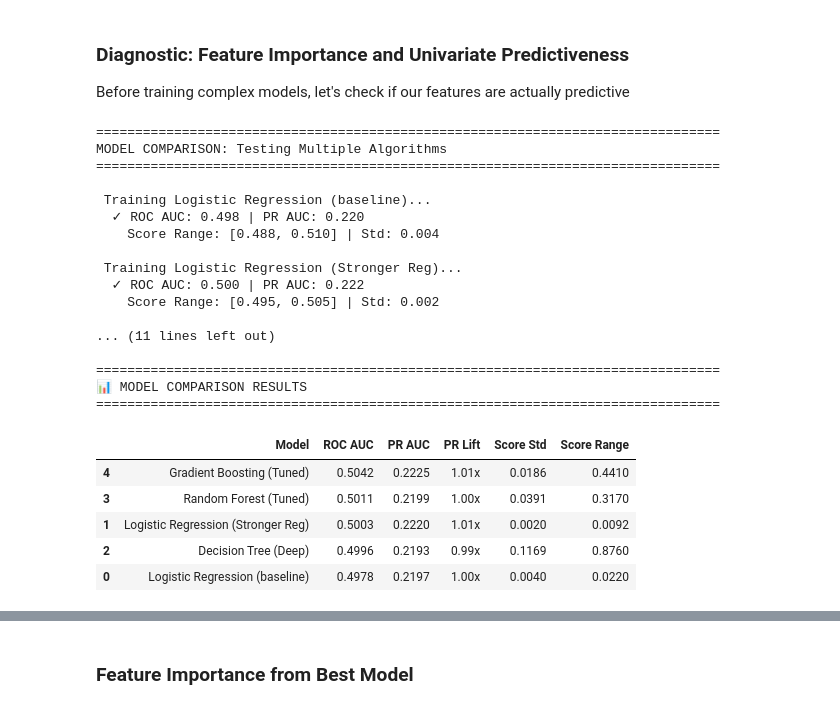
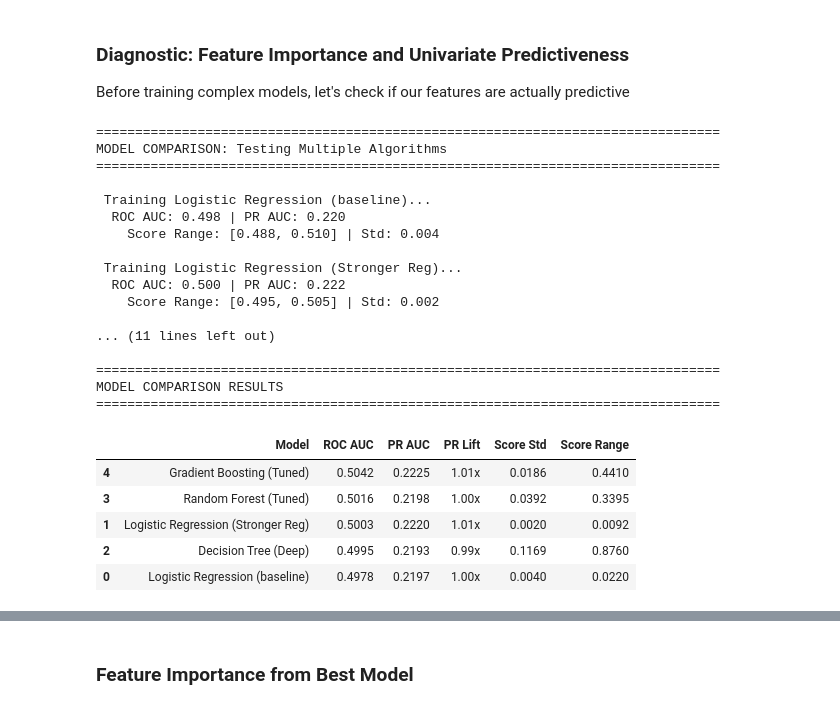
Before and after one commit to apayne185/RAI_opioid_risk_prevention, a Jupyter notebook: ML4HL_LC_RAI_toolbox.ipynb, the cells around one changed output, grey strips where cells are left out. Saved outputs shown, nothing was run; the diff lists cells and outputs as text; code cells hidden in the pictures.

Commit message:
updated work, added more models

```diff
--- a/ML4HL_LC_RAI_toolbox.ipynb
+++ b/ML4HL_LC_RAI_toolbox.ipynb
@@ -463,15 +492,15 @@ This allowed us to reduce the number of features, almost all of this work is don
 lasso = LogisticRegression(penalty="l1", solver="liblinear", C=1, class_weight="balanced")
 
 
-pipe = Pipeline(steps=[
+lasso_pipe = Pipeline(steps=[
     ("preprocess", preprocess),
     ("lasso", lasso)
 ])
-pipe.fit(X_train, y_train)
+lasso_pipe.fit(X_train, y_train)
 
 
-feature_names = pipe.named_steps["preprocess"].get_feature_names_out()
-coef = pd.Series(pipe.named_steps["lasso"].coef_.flatten(),index=feature_names)
+feature_names = lasso_pipe.named_steps["preprocess"].get_feature_names_out()
+coef = pd.Series(lasso_pipe.named_steps["lasso"].coef_.flatten(),index=feature_names)
 
 print("\nNon zero features after l1 regulariztion")
 print(coef[coef != 0])
@@ -900,11 +982,6 @@ print(f"   Training Size: {best_result['Train Size']:,} samples")
 
 Before training complex models, let's check if our features are actually predictive
 # %%
-from sklearn.ensemble import RandomForestClassifier, GradientBoostingClassifier
-from sklearn.preprocessing import PolynomialFeatures
-from sklearn.tree import DecisionTreeClassifier
-from sklearn.svm import SVC
-
 print("\n" + "=" * 80)
 print("MODEL COMPARISON: Testing Multiple Algorithms")
 print("=" * 80)
@@ -914,21 +991,21 @@ models_to_test = {
     "Logistic Regression (baseline)": Pipeline([
         ("prep", preprocess),
         ("varth", VarianceThreshold(threshold=0.0)),
-        ("model", LogisticRegression(solver="liblinear", class_weight="balanced",
+        ("model", LogisticRegression(solver="liblinear", class_weight=CLASS_WEIGHT,
                                      C=0.1, random_state=RANDOM_STATE, max_iter=500))
     ]),
 
     "Logistic Regression (Stronger Reg)": Pipeline([
         ("prep", preprocess),
         ("varth", VarianceThreshold(threshold=0.0)),
-        ("model", LogisticRegression(solver="liblinear", class_weight="balanced",
+        ("model", LogisticRegression(solver="liblinear", class_weight=CLASS_WEIGHT,
                                      C=0.01, penalty='l1', random_state=RANDOM_STATE, max_iter=500))
     ]),
 
     "Decision Tree (Deep)": Pipeline([
         ("prep", preprocess),
         ("model", DecisionTreeClassifier(max_depth=15, min_samples_split=50,
-                                        min_samples_leaf=20, class_weight="balanced",
+                                        min_samples_leaf=20, class_weight=CLASS_WEIGHT,
                                         random_state=RANDOM_STATE))
     ]),
 
@@ -936,7 +1013,7 @@ models_to_test = {
         ("prep", preprocess),
         ("model", RandomForestClassifier(n_estimators=200, max_depth=20,
                                         min_samples_split=50, min_samples_leaf=20,
-                                        max_features='sqrt', class_weight="balanced",
+                                        max_features='sqrt', class_weight=CLASS_WEIGHT,
                                         random_state=RANDOM_STATE, n_jobs=-1))
     ]),
 
@@ -947,6 +1024,7 @@ models_to_test = {
                                             min_samples_split=50, min_samples_leaf=20,
                                             random_state=RANDOM_STATE))
     ])
+
 }
 
 # Train and evaluate each model
@@ -978,16 +1056,19 @@ for name, model in models_to_test.items():
             "Score Range": score_range
         })
 
-        print(f"  ✓ ROC AUC: {roc_auc:.3f} | PR AUC: {pr_auc:.3f}")
-        print(f"    Score Range: [{np.min(y_score_val):.3f}, {np.max(y_score_val):.3f}] | Std: {score_std:.3f}")
+        # print(f"  ROC AUC: {roc_auc:.3f} | PR AUC: {pr_auc:.3f}")
+        # print(f"    Score Range: [{np.min(y_score_val):.3f}, {np.max(y_score_val):.3f}] | Std: {score_std:.3f}")
 
     except Exception as e:
         print(f"  ✗ Failed: {e}")
 
-# Display comparison table
+
+
+
 print("\n" + "=" * 80)
-print("📊 MODEL COMPARISON RESULTS")
+print("MODEL COMPARISON RESULTS")
 print("=" * 80)
+
 results_df = pd.DataFrame(results).sort_values("ROC AUC", ascending=False)
 display(results_df.style.format({
     "ROC AUC": "{:.4f}",
@@ -996,51 +1077,40 @@ display(results_df.style.format({
     "Score Std": "{:.4f}",
     "Score Range": "{:.4f}"
 }).background_gradient(subset=['ROC AUC'], cmap='RdYlGn'))
 
 # Select best model
 best_model_name = results_df.iloc[0]["Model"]
 best_model = trained_models[best_model_name]
 best_roc = results_df.iloc[0]["ROC AUC"]
 
 print(f"\n✓ Best model: {best_model_name}")
 print(f"  ROC AUC: {best_roc:.4f}")
 
-# Warning if all models perform poorly
 if best_roc < 0.60:
-    print("\n⚠️  WARNING: All models show poor discrimination (ROC AUC < 0.60)")
-    print("   This suggests:")
-    print("   1. Features may not be predictive of survival")
-    print("   2. Data quality issues (check for errors, outliers)")
-    print("   3. Need better feature engineering")
-    print("   4. Class imbalance may be too extreme")
-    print("\n   Recommendations:")
-    print("   - Review feature importance above")
-    print("   - Check data for leakage or errors")
-    print("   - Try SMOTE for class balancing")
-    print("   - Engineer domain-specific features")
+    print("\n WARNING: All models show poor discrimination (ROC AUC < 0.60)")
 # %% [output]
 ================================================================================
 MODEL COMPARISON: Testing Multiple Algorithms
 ================================================================================
 
  Training Logistic Regression (baseline)...
-  ✓ ROC AUC: 0.498 | PR AUC: 0.220
+  ROC AUC: 0.498 | PR AUC: 0.220
     Score Range: [0.488, 0.510] | Std: 0.004
 
  Training Logistic Regression (Stronger Reg)...
-  ✓ ROC AUC: 0.500 | PR AUC: 0.222
+  ROC AUC: 0.500 | PR AUC: 0.222
     Score Range: [0.495, 0.505] | Std: 0.002
 
 ... (11 lines left out)
 
 ================================================================================
-📊 MODEL COMPARISON RESULTS
+MODEL COMPARISON RESULTS
 ================================================================================
 |  | Model | ROC AUC | PR AUC | PR Lift | Score Std | Score Range |
 | 4 | Gradient Boosting (Tuned) | 0.5042 | 0.2225 | 1.01x | 0.0186 | 0.4410 |
-| 3 | Random Forest (Tuned) | 0.5011 | 0.2199 | 1.00x | 0.0391 | 0.3170 |
+| 3 | Random Forest (Tuned) | 0.5016 | 0.2198 | 1.00x | 0.0392 | 0.3395 |
 | 1 | Logistic Regression (Stronger Reg) | 0.5003 | 0.2220 | 1.01x | 0.0020 | 0.0092 |
-| 2 | Decision Tree (Deep) | 0.4996 | 0.2193 | 0.99x | 0.1169 | 0.8760 |
+| 2 | Decision Tree (Deep) | 0.4995 | 0.2193 | 0.99x | 0.1169 | 0.8760 |
 | 0 | Logistic Regression (baseline) | 0.4978 | 0.2197 | 1.00x | 0.0040 | 0.0220 |
 ✓ Best model: Gradient Boosting (Tuned)
   ROC AUC: 0.5042
```
Also changed, not shown: parts of 31 cells of this notebook, 1 other file.
